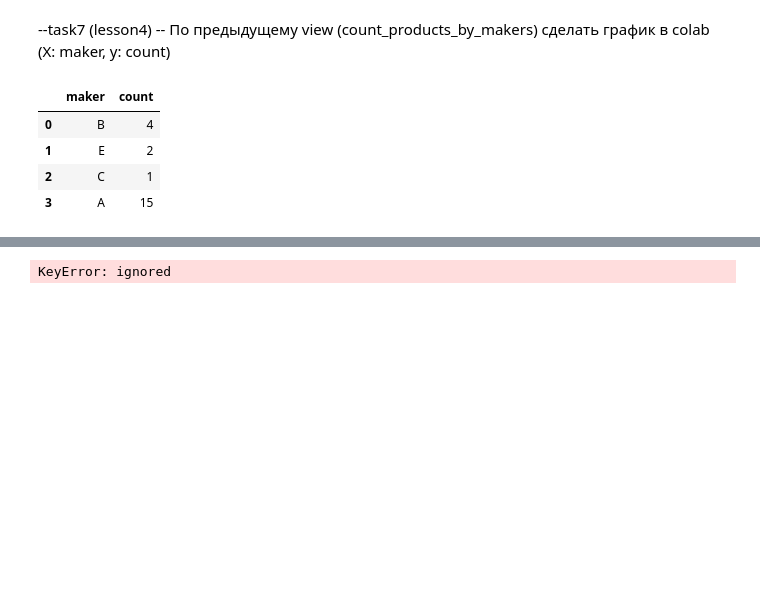
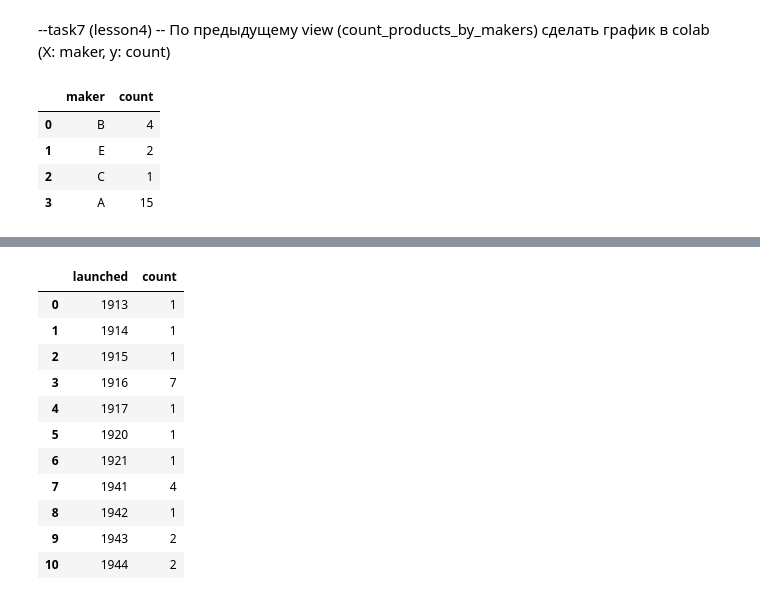
Before and after one commit to tata2351/tata2351, a Jupyter notebook: HW -lesson4_task7-16.ipynb, the cells around one changed output, grey strips where cells are left out. Cells and saved outputs as stored; diff of their text form; code cells hidden in the pictures; blank space fills up the shorter version.

```diff
--- a/HW -lesson4_task7-16.ipynb
+++ b/HW -lesson4_task7-16.ipynb
@@ -76,15 +81,25 @@ KeyError: ignored
 # %%
 ##task16 (lesson4)
 ## Корабли: Построить график с количеством запущенных на воду кораблей и годом запуска (X: year, Y: count)
 
 request16 = """
-select *
-from task16_4;
+select launched, count(name)
+from ships
+group by launched
+order by launched asc
 """
-df4 = pd.read_sql_query(request16, conn)
-yearX_data = df4['ships'].values.tolist()
-countY_data = df4['ships'].values.tolist()
-fig = px.bar(x=df4.year.to_list(), y=df4.count.to_list(), labels={'x':'year', 'y':'count'})
-fig.show()
+df16 = pd.read_sql_query(request16, conn)
+df16
 # %% [output]
-KeyError: ignored
+|  | launched | count |
+| 0 | 1913 | 1 |
+| 1 | 1914 | 1 |
+| 2 | 1915 | 1 |
+| 3 | 1916 | 7 |
+| 4 | 1917 | 1 |
+| 5 | 1920 | 1 |
+| 6 | 1921 | 1 |
+| 7 | 1941 | 4 |
+| 8 | 1942 | 1 |
+| 9 | 1943 | 2 |
+| 10 | 1944 | 2 |
```
Also changed, not shown: parts of 6 cells of this notebook.
